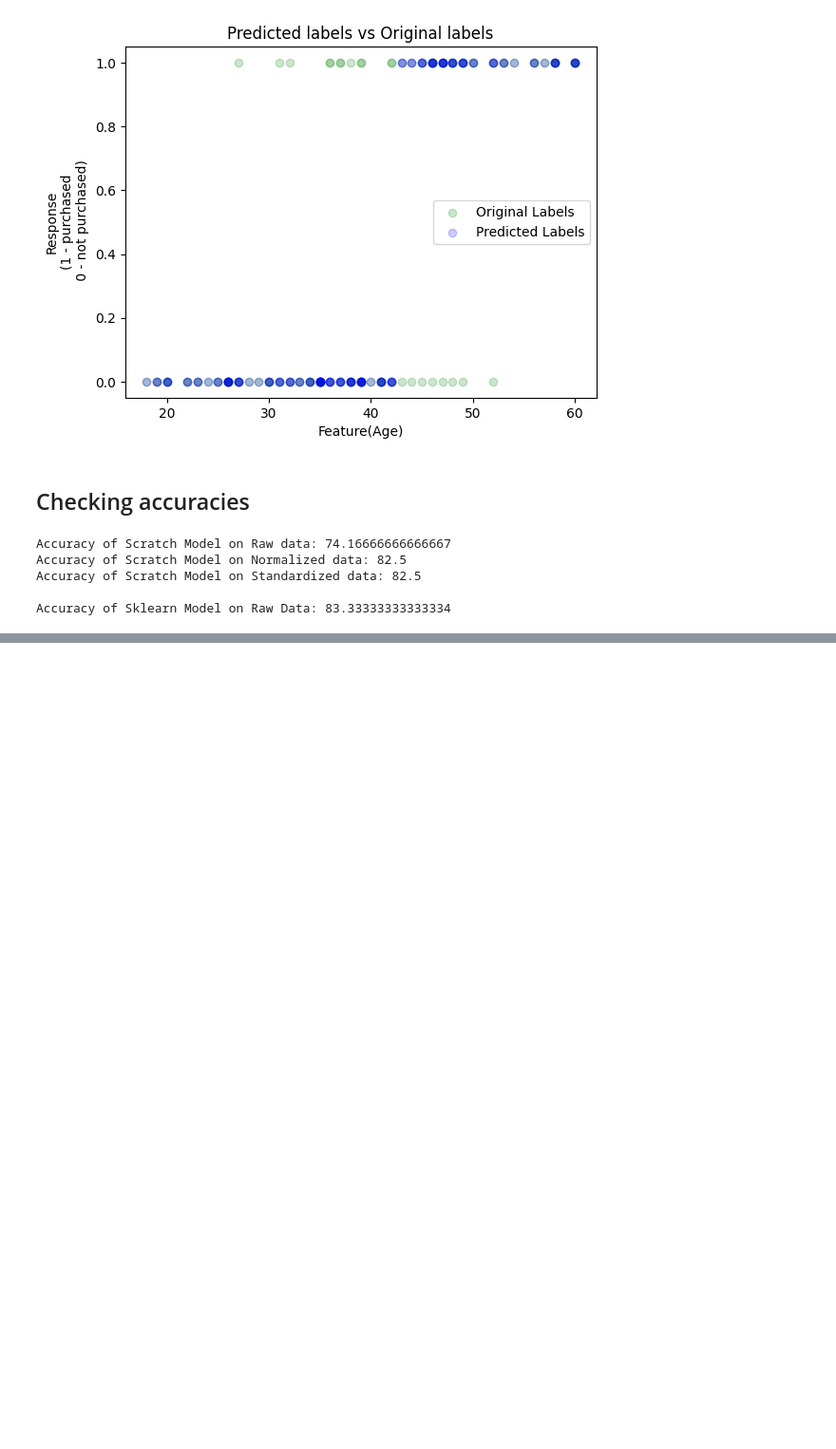
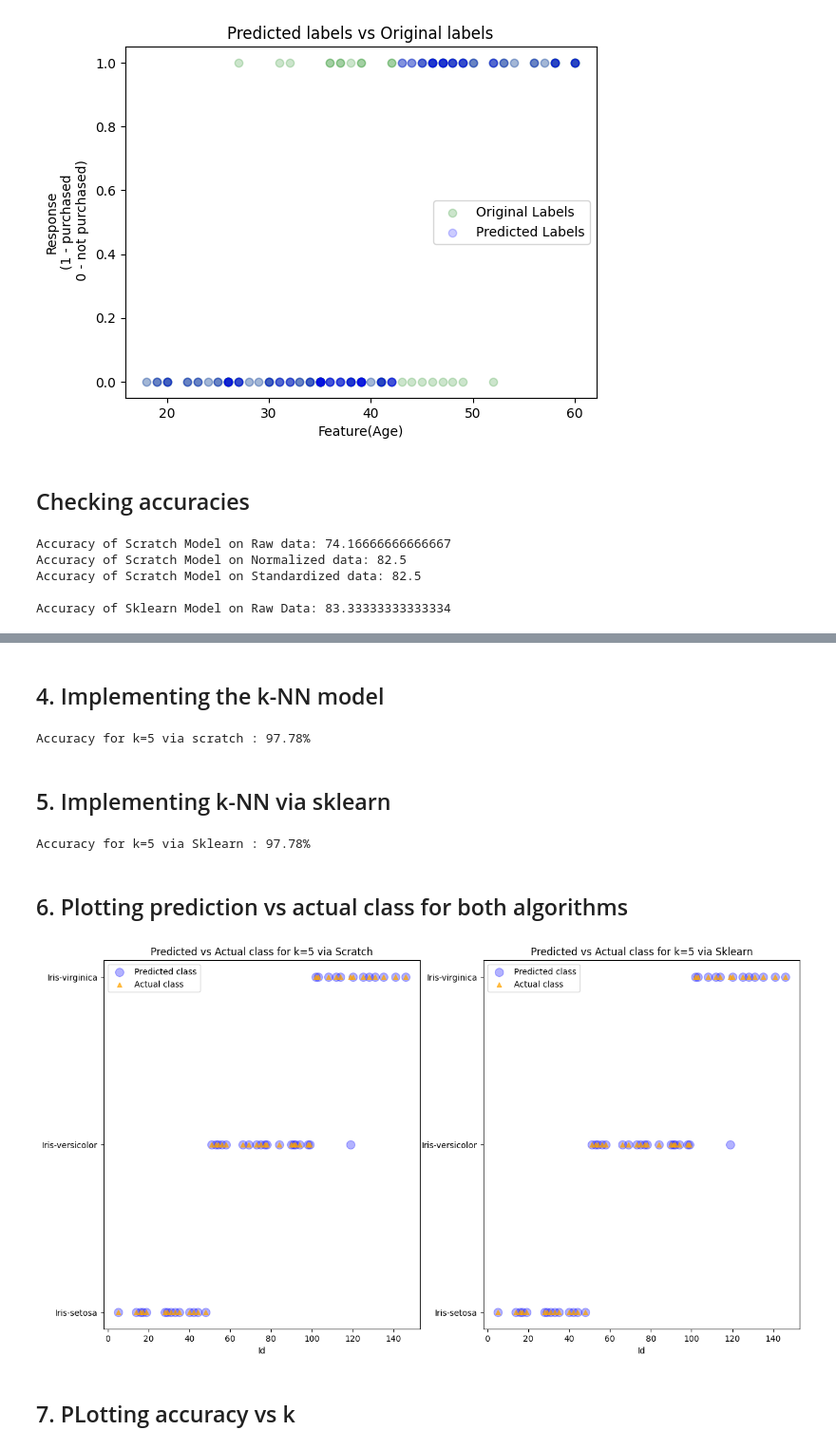
Before and after one commit to qwerty-iitk/DataScienceWinterProject-2023, a Jupyter notebook: 230481_Idhant_Kadela/Assignment2/Assignment2.ipynb, the cells around one changed output, grey strips where cells are left out. Shown at 95% size. Saved outputs shown, nothing was run; the diff lists cells and outputs as text; code cells hidden in the pictures; blank space fills up the shorter version.

```diff
--- a/230481_Idhant_Kadela/Assignment2/Assignment2.ipynb
+++ b/230481_Idhant_Kadela/Assignment2/Assignment2.ipynb
@@ -241,0 +270,4 @@ Accuracy of Sklearn Model on Raw Data: 83.33333333333334
+# %%
+X_train, X_test, y_train, y_test = train_test_split(df.drop("Species", axis = 1), df["Species"], test_size=0.3, random_state=1)
+X_train, X_test = map(np.array, (X_train, X_test))
+X_train, X_test, y_train, y_test
@@ -241,0 +296,8 @@ Accuracy of Sklearn Model on Raw Data: 83.33333333333334
+# %%
+def euclideanDistance(array_1, array_2):
+    # array_1 and array_2 are vectors
+    array_1 = np.array(array_1)
+    array_2 = np.array(array_2)
+    array_1 = array_1.reshape((1,-1))
+    array_2 = array_2.reshape((1,-1))
+    return np.linalg.norm(array_1 - array_2)
@@ -241,0 +334,42 @@ Accuracy of Sklearn Model on Raw Data: 83.33333333333334
+# %% [markdown]
+## 4. Implementing the k-NN model
+# %%
+predictions_scratch = kNN(X_train, y_train, X_test, k = 5)
+
+accuracy_scratch = accuracy_score(y_test, predictions_scratch)
+print(f"Accuracy for k=5 via scratch : {accuracy_scratch*100:.2f}%")
+# %% [output]
+Accuracy for k=5 via scratch : 97.78%
+# %% [markdown]
+## 5. Implementing k-NN via sklearn
+# %%
+knn = KNeighborsClassifier(n_neighbors = 5)
+knn.fit(X_train[:,1:], y_train) # removing the id
+predictions_sklearn = knn.predict(X_test[:,1:])
+
+accuracy_sklearn = accuracy_score(y_test, predictions_sklearn)
+print(f"Accuracy for k=5 via Sklearn : {accuracy_sklearn*100:.2f}%")
+# %% [output]
+Accuracy for k=5 via Sklearn : 97.78%
+# %% [markdown]
+## 6. Plotting prediction vs actual class for both algorithms
+# %%
+plt.figure(figsize=(15,8))
+plt.subplot(1,2,1)
+plt.scatter(X_test[:,0]-1, predictions_scratch, alpha=0.3, c='blue', s = 100)
+plt.scatter(X_test[:,0]-1, y_test, c='orange', marker="^", alpha=0.7, s = 30)
+plt.legend(("Predicted class", "Actual class"))
+plt.xlabel("Id")
+plt.title("Predicted vs Actual class for k=5 via Scratch")
+
+plt.subplot(1,2,2)
+plt.scatter(X_test[:,0]-1, predictions_sklearn, alpha=0.3, c='blue', s = 100)
+plt.scatter(X_test[:,0]-1, y_test, c='orange', marker="^", alpha=0.7, s = 30)
+plt.legend(("Predicted class", "Actual class"))
+plt.xlabel("Id")
+plt.title("Predicted vs Actual class for k=5 via Sklearn")
+plt.show()
+# %% [output]
+[figure, added]
+# %% [markdown]
+## 7. PLotting accuracy vs k
```
Also changed, not shown: parts of 26 cells of this notebook, 1 other file.
